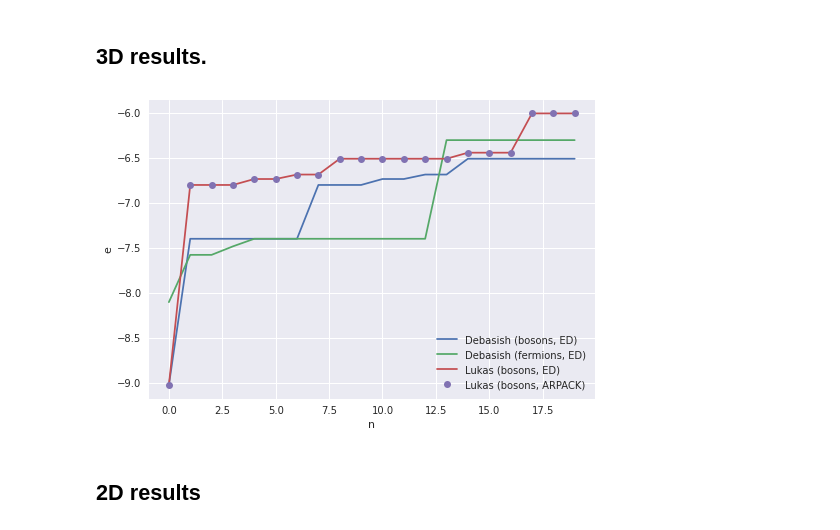
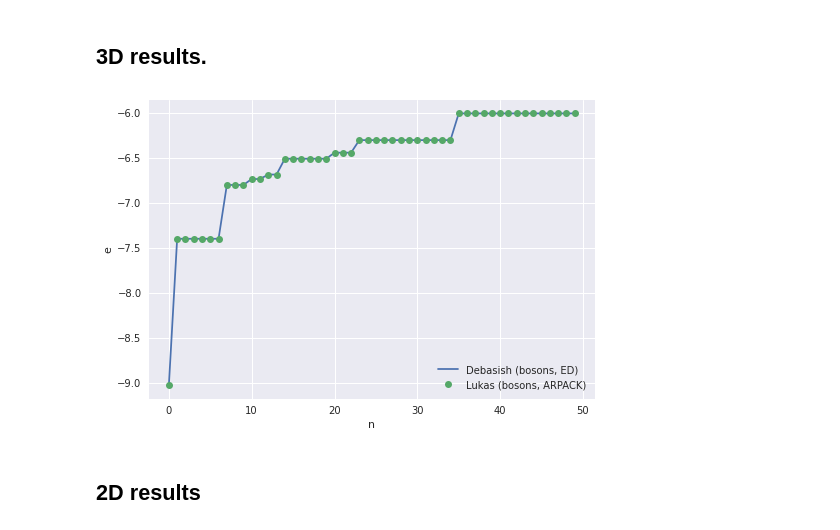
Before and after one commit to cygnus2/FQLMs, a Jupyter notebook: python_gauss_lattice/data_checks/compare_results.ipynb, the cells around one changed output. Saved outputs shown, nothing was run; the diff lists cells and outputs as text; code cells hidden in the pictures.

```diff
--- a/python_gauss_lattice/data_checks/compare_results.ipynb
+++ b/python_gauss_lattice/data_checks/compare_results.ipynb
@@ -8,29 +8,26 @@ import matplotlib.pyplot as plt
 ## 3D results.
 # %%
 db_bose = pd.read_csv('../../ED_3d/boseLinks/evals.dat', names=['n', 'energy'], sep='\s+')
-db_fermi = pd.read_csv('../../ED_3d/fermiLinks/evals.dat', names=['n', 'energy'], sep='\s+')
-lr_full = pd.read_csv('../output/FULL_spectrum_winding_states_2x2x2.dat', sep=',', names=['e_real', 'e_imag'])
+# db_fermi = pd.read_csv('../../ED_3d/fermiLinks/evals.dat', names=['n', 'energy'], sep='\s+')
 lr_sparse = pd.read_csv('../output/spectrum_winding_states_2x2x2.dat', sep=',', names=['e_real', 'e_imag'])
 
 with plt.style.context('seaborn'):
     fig, ax = plt.subplots()
 
-    cutoff = 20
+    cutoff = 50
 
     # Debasish ED.
     ax.plot(db_bose['energy'][:cutoff], label='Debasish (bosons, ED)')
-    ax.plot(db_fermi['energy'][:cutoff], label='Debasish (fermions, ED)')
 
     # Lukas Lanczos.
-    ax.plot(lr_full['e_real'][:cutoff], label='Lukas (bosons, ED)')
     ax.plot(lr_sparse['e_real'][:cutoff], label='Lukas (bosons, ARPACK)', marker='o', ls='')
 
 
     ax.set_xlabel('n')
     ax.set_ylabel('e')
     ax.legend(loc='lower right')
 # %% [output]
-[figure, old version]
+[figure, new version]
 # %% [markdown]
 ## 2D results
 # %% [markdown]
```
Also changed, not shown: parts of 3 cells of this notebook, 3 other files.
